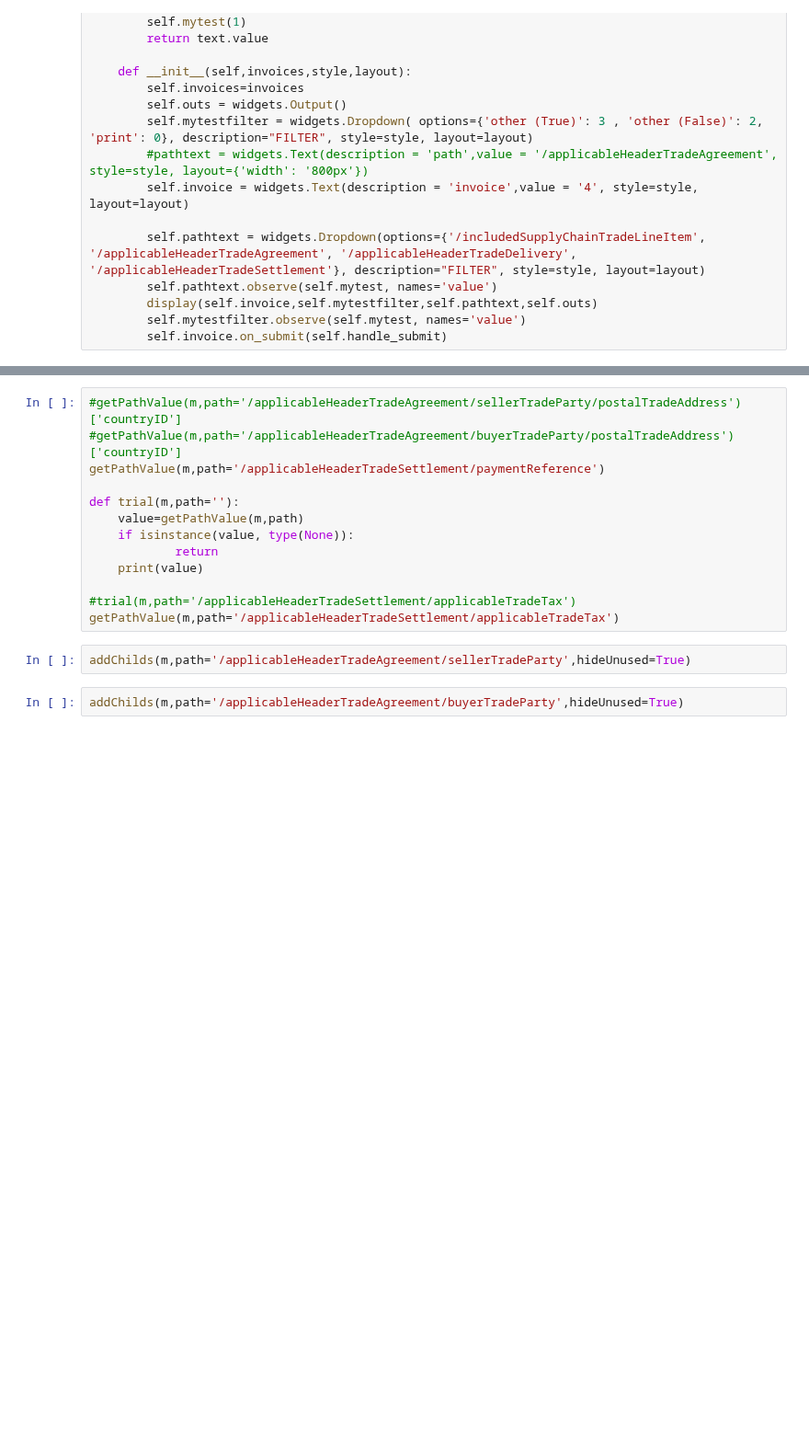
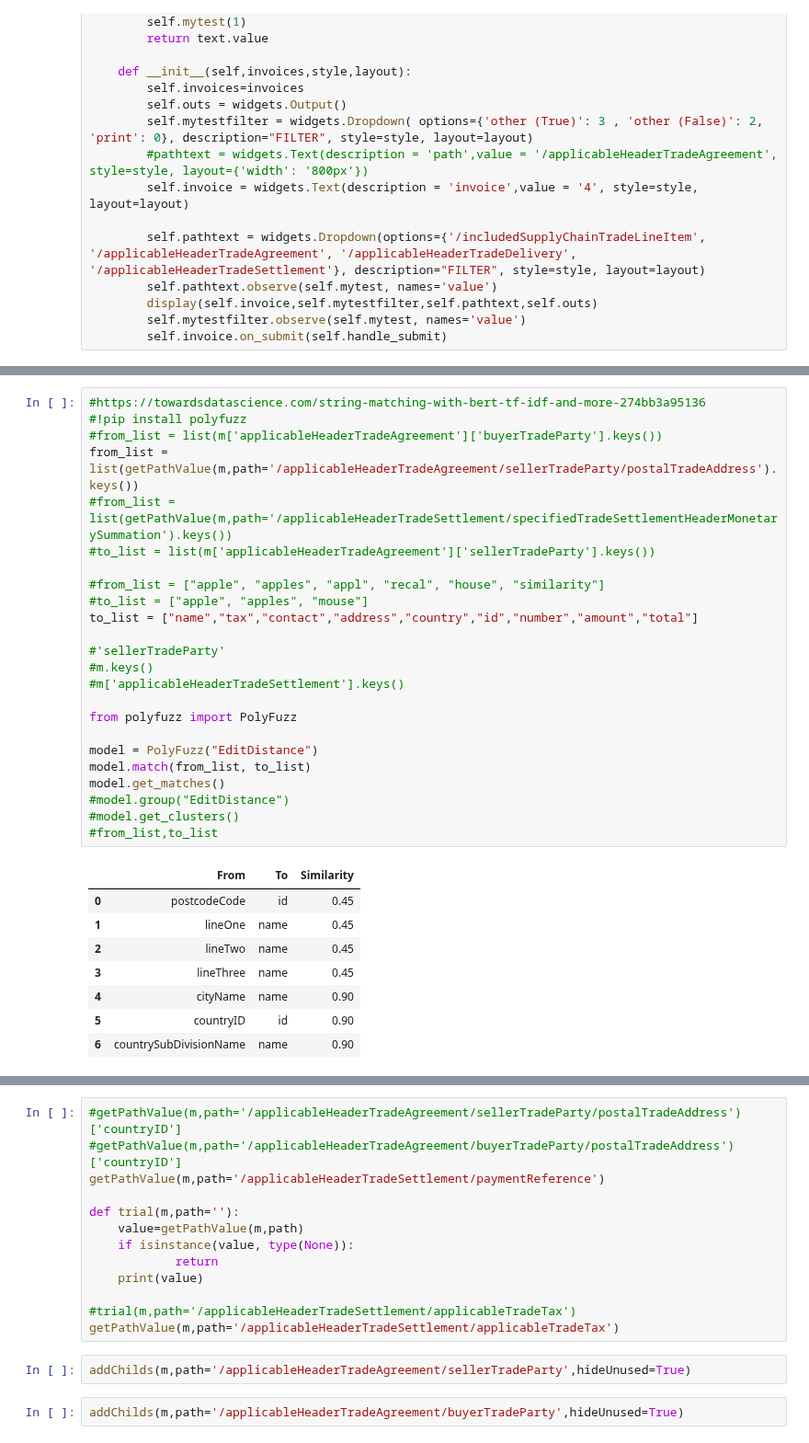
Before and after one commit to scray/scray, a Jupyter notebook: projects/invoice-hyperledger-fabric/python/facturx_v3.ipynb, the cells around one changed output, grey strips where cells are left out. Shown at 92% size. Drawn from its saved outputs; the diff is of its cells as text; blank space fills up the shorter version.

```diff
--- a/projects/invoice-hyperledger-fabric/python/facturx_v3.ipynb
+++ b/projects/invoice-hyperledger-fabric/python/facturx_v3.ipynb
@@ -399,0 +473,33 @@ Dropdown(description='FILTER', layout=Layout(width='500px'), options=('/applicab
+# %%
+#https://towardsdatascience.com/string-matching-with-bert-tf-idf-and-more-274bb3a95136
+#!pip install polyfuzz
+#from_list = list(m['applicableHeaderTradeAgreement']['buyerTradeParty'].keys())
+from_list = list(getPathValue(m,path='/applicableHeaderTradeAgreement/sellerTradeParty/postalTradeAddress').keys())
+#from_list = list(getPathValue(m,path='/applicableHeaderTradeSettlement/specifiedTradeSettlementHeaderMonetarySummation').keys())
+#to_list = list(m['applicableHeaderTradeAgreement']['sellerTradeParty'].keys())
+
+#from_list = ["apple", "apples", "appl", "recal", "house", "similarity"]
+#to_list = ["apple", "apples", "mouse"]
+to_list = ["name","tax","contact","address","country","id","number","amount","total"]
+
+#'sellerTradeParty'
+#m.keys()
+#m['applicableHeaderTradeSettlement'].keys()
+
+from polyfuzz import PolyFuzz
+
+model = PolyFuzz("EditDistance")
+model.match(from_list, to_list)
+model.get_matches()
+#model.group("EditDistance")
+#model.get_clusters()
+#from_list,to_list
+# %% [output]
+|  | From | To | Similarity |
+| 0 | postcodeCode | id | 0.45 |
+| 1 | lineOne | name | 0.45 |
+| 2 | lineTwo | name | 0.45 |
+| 3 | lineThree | name | 0.45 |
+| 4 | cityName | name | 0.90 |
+| 5 | countryID | id | 0.90 |
+| 6 | countrySubDivisionName | name | 0.90 |
```
Also changed, not shown: parts of 9 cells of this notebook, 1 other file.
